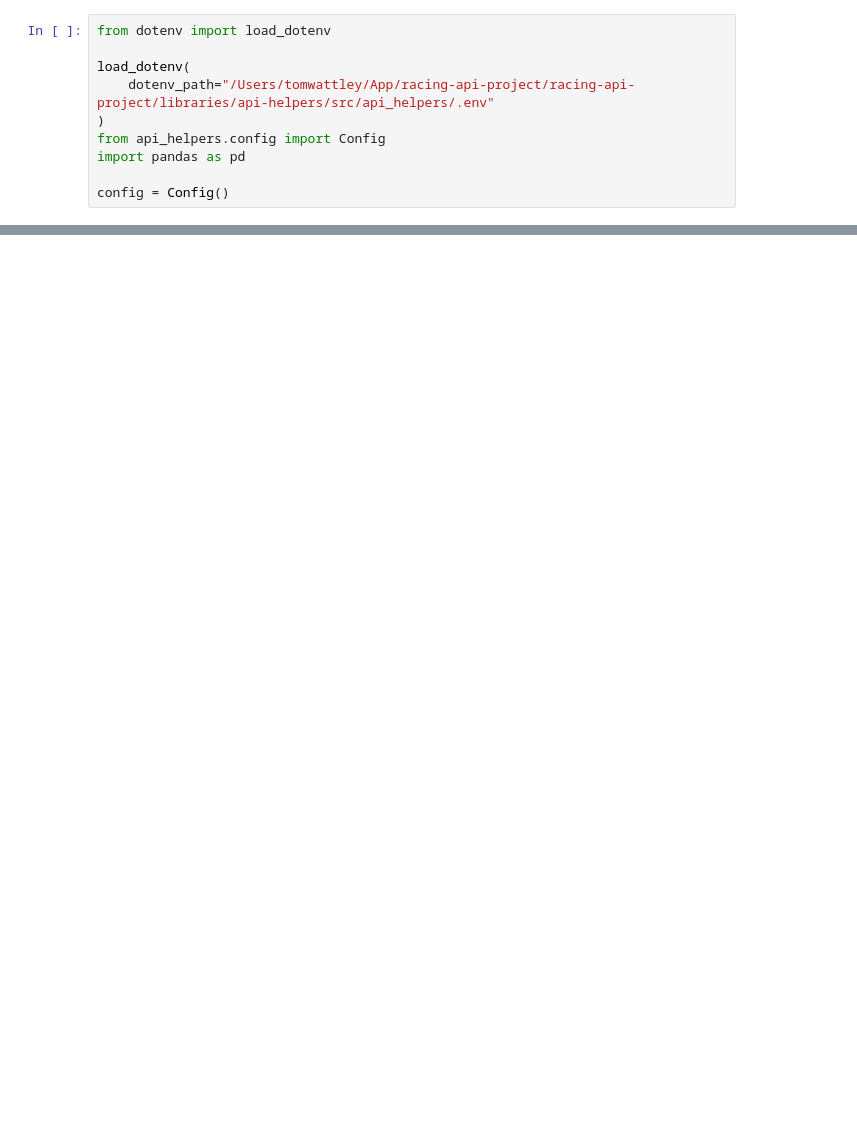
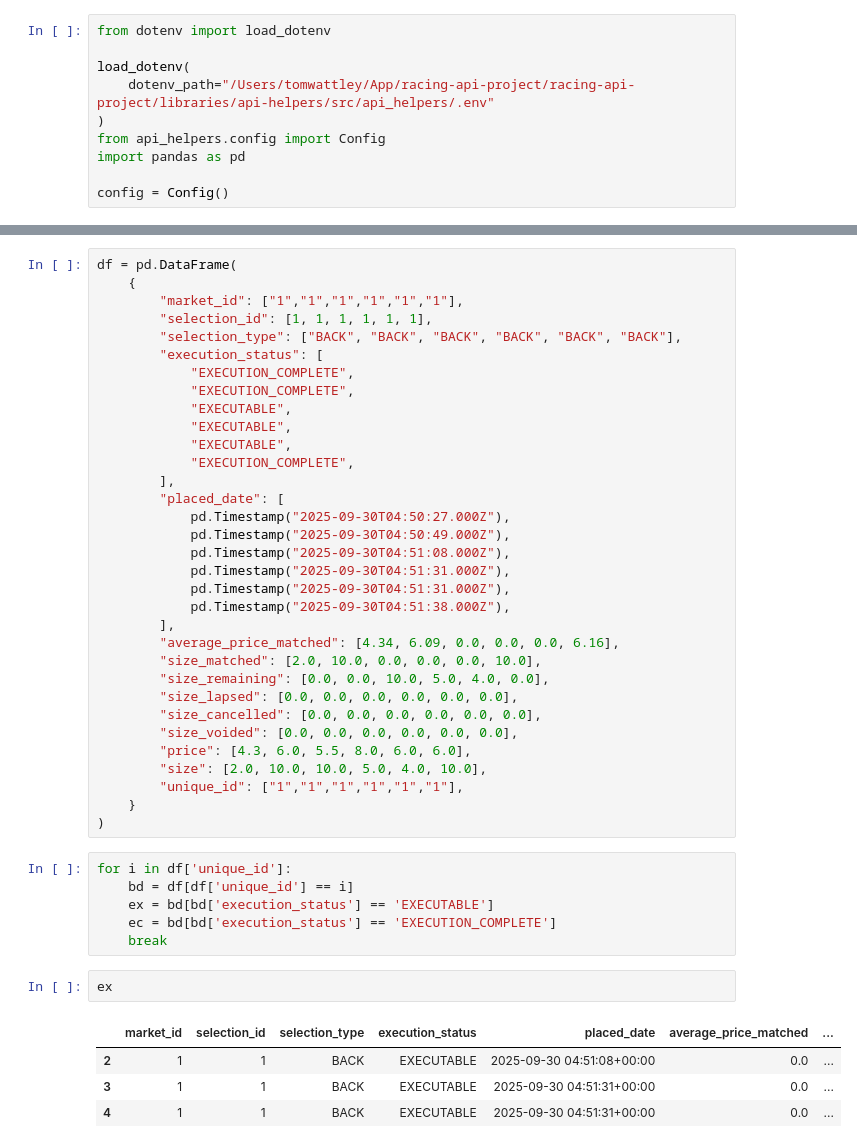
Before and after one commit to twattley/racing-api-project, a Jupyter notebook: notebooks/bf_client.ipynb, the cells around one changed output, grey strips where cells are left out. Drawn from its saved outputs; the diff is of its cells as text; blank space fills up the shorter version.

```diff
--- a/notebooks/bf_client.ipynb
+++ b/notebooks/bf_client.ipynb
@@ -82,0 +146,46 @@ bf[bf['race_time']== '2025-09-15 16:12:00+01:00']
+# %%
+df = pd.DataFrame(
+    {
+        "market_id": ["1","1","1","1","1","1"],
+        "selection_id": [1, 1, 1, 1, 1, 1],
+        "selection_type": ["BACK", "BACK", "BACK", "BACK", "BACK", "BACK"],
+        "execution_status": [
+            "EXECUTION_COMPLETE",
+            "EXECUTION_COMPLETE",
+            "EXECUTABLE",
+            "EXECUTABLE",
+            "EXECUTABLE",
+            "EXECUTION_COMPLETE",
+        ],
+        "placed_date": [
+            pd.Timestamp("2025-09-30T04:50:27.000Z"),
+            pd.Timestamp("2025-09-30T04:50:49.000Z"),
+            pd.Timestamp("2025-09-30T04:51:08.000Z"),
+            pd.Timestamp("2025-09-30T04:51:31.000Z"),
+            pd.Timestamp("2025-09-30T04:51:31.000Z"),
+            pd.Timestamp("2025-09-30T04:51:38.000Z"),
+        ],
+        "average_price_matched": [4.34, 6.09, 0.0, 0.0, 0.0, 6.16],
+        "size_matched": [2.0, 10.0, 0.0, 0.0, 0.0, 10.0],
+        "size_remaining": [0.0, 0.0, 10.0, 5.0, 4.0, 0.0],
+        "size_lapsed": [0.0, 0.0, 0.0, 0.0, 0.0, 0.0],
+        "size_cancelled": [0.0, 0.0, 0.0, 0.0, 0.0, 0.0],
+        "size_voided": [0.0, 0.0, 0.0, 0.0, 0.0, 0.0],
+        "price": [4.3, 6.0, 5.5, 8.0, 6.0, 6.0],
+        "size": [2.0, 10.0, 10.0, 5.0, 4.0, 10.0],
+        "unique_id": ["1","1","1","1","1","1"],
+    }
+)
+# %%
+for i in df['unique_id']:
+    bd = df[df['unique_id'] == i]
+    ex = bd[bd['execution_status'] == 'EXECUTABLE']
+    ec = bd[bd['execution_status'] == 'EXECUTION_COMPLETE']
+    break
+# %%
+ex
+# %% [output]
+|  | market_id | selection_id | selection_type | execution_status | placed_date | average_price_matched | ... |
+| 2 | 1 | 1 | BACK | EXECUTABLE | 2025-09-30 04:51:08+00:00 | 0.0 | ... |
+| 3 | 1 | 1 | BACK | EXECUTABLE | 2025-09-30 04:51:31+00:00 | 0.0 | ... |
+| 4 | 1 | 1 | BACK | EXECUTABLE | 2025-09-30 04:51:31+00:00 | 0.0 | ... |
```
Also changed, not shown: parts of 23 cells of this notebook, 8 other files.
